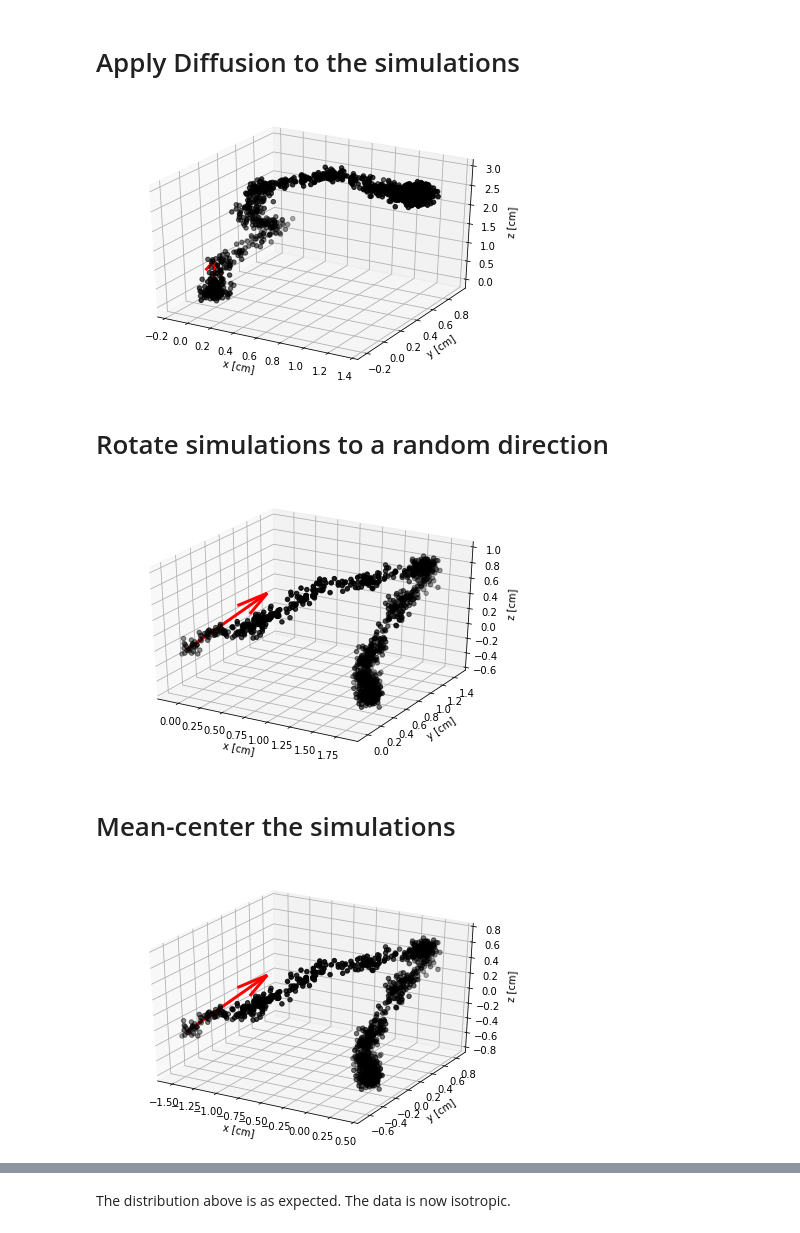
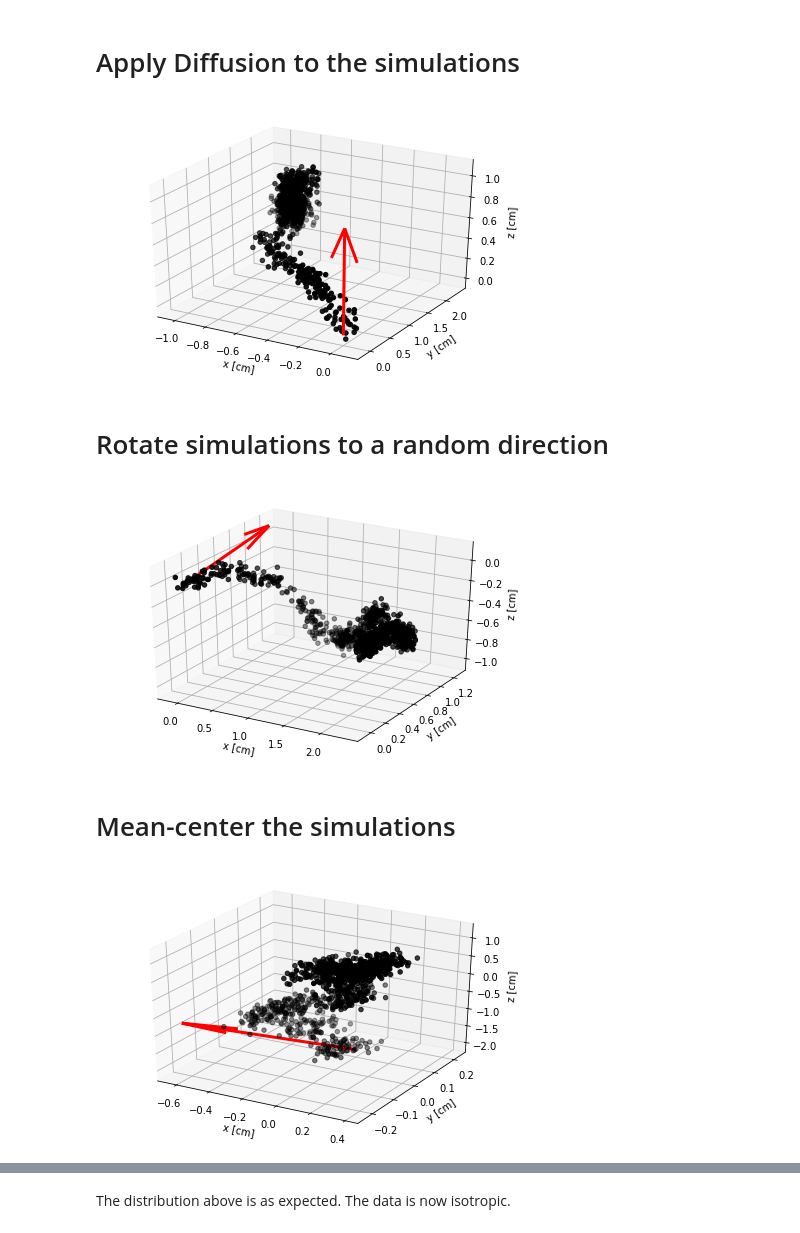
Before and after one commit to mghrear/3D_Heteroscedastic_Convnet, a Jupyter notebook: explore_data.ipynb, the cells around one changed output, grey strips where cells are left out. Saved outputs shown, nothing was run; the diff lists cells and outputs as text; code cells hidden in the pictures.

```diff
--- a/explore_data.ipynb
+++ b/explore_data.ipynb
@@ -17,7 +16,7 @@ Welcome to JupyROOT 6.18/00
 data_loc = '/Users/majdghrear/data/e_dir_fit'
 
 #energy in keV
-energy = 40
+energy = 35
 
 # The data is stored in 100 root files each containing 10k electron recoil simulations
 # For now we only read one file
@@ -92,7 +91,7 @@ i = 3
 # Raw simulations start in the origin and the initial direction is along the z-axis
 mytools.plot_track_dir(x_points = df_diff.iloc[i]['x'], y_points = df_diff.iloc[i]['y'], z_points = df_diff.iloc[i]['z'], direction = np.array([0,0,1]), start = np.array([0,0,0])  )
 # %% [output]
-[figure, old version]
+[figure, new version]
 # %% [markdown]
 # Rotate simulations to a random direction
 # %%
@@ -111,13 +110,13 @@ for index, row in df_diff.iterrows():
 # %%
 # Visualize a diffused and randomly rotated recoil simulation
 
 # Select recoil index
-i = 2
+i = 8
 
 # Raw simulations start in the origin and the initial direction is now provided in the dataframe
 mytools.plot_track_dir(x_points = df_rot.iloc[i]['x'], y_points = df_rot.iloc[i]['y'], z_points = df_rot.iloc[i]['z'], direction = df_rot.iloc[i]['dir'], start = np.array([0,0,0])  )
 # %% [output]
-[figure, old version]
+[figure, new version]
 # %% [markdown]
 # Mean-center the simulations
 # %%
@@ -145,7 +144,7 @@ i = 2
 # Raw simulations start in the origin and the initial direction is now provided in the dataframe
 mytools.plot_track_dir(x_points = df_processed.iloc[i]['x'], y_points = df_processed.iloc[i]['y'], z_points = df_processed.iloc[i]['z'], direction = df_processed.iloc[i]['dir'], start = df_processed.iloc[i]['offset']  )
 # %% [output]
-[figure, old version]
+[figure, new version]
 # %%
 # Extract and combine all spacial info
 all_x = np.concatenate(df_processed.x)
```
Also changed, not shown: parts of 5 cells of this notebook, 3 other files.
